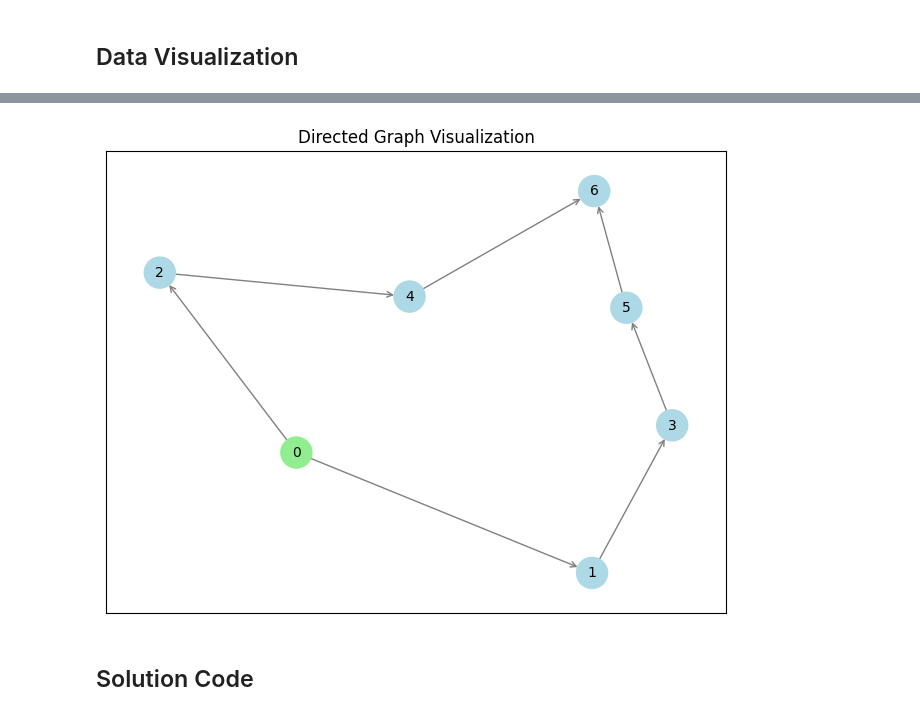
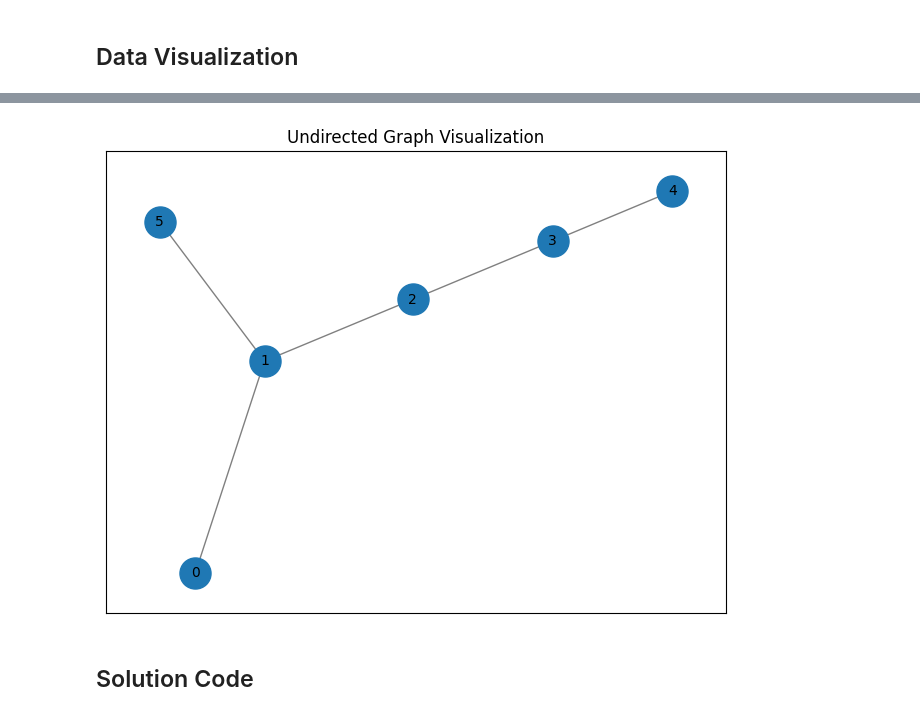
Before and after one commit to djb91/leetcode, a Jupyter notebook: graph/lc_graphTheory_1615_maxNetworkRank_gemini.ipynb, the cells around one changed output, grey strips where cells are left out. Saved outputs shown, nothing was run; the diff lists cells and outputs as text; code cells hidden in the pictures.

```diff
--- a/graph/lc_graphTheory_1615_maxNetworkRank_gemini.ipynb
+++ b/graph/lc_graphTheory_1615_maxNetworkRank_gemini.ipynb
@@ -202,7 +215,7 @@ This deliberate design ensures that only one possible minimum set of vertices ex
 # %%
 # extract variable, data, and solution
-n = 7
-edges = [[0,1], [0,2], [1,3], [2,4], [3,5], [4,6], [5,6]]
-solution = [0]
+n = 6
+roads = [[0,1],[1,2],[2,3],[3,4],[1,5]]
+solution = 4
 # %% [markdown]
 ## Data Visualization
@@ -272,26 +222,19 @@ import matplotlib.pyplot as plt
 # %%
 # Create the directed graph
-G = nx.DiGraph()
+G = nx.Graph()
 G.add_nodes_from(range(n))
-G.add_edges_from(edges)
+G.add_edges_from(roads)
 
-# Find source nodes
-source_nodes = [node for node in G.nodes if G.in_degree(node) == 0]
-
-# Define node colors
-node_colors = ['lightgreen' if node in source_nodes else 'lightblue' for node in G.nodes]
 
 # Visualization
 plt.figure(figsize=(8, 6))
 pos = nx.spring_layout(G, k=0.3)  # Adjust k for node spacing
 nx.draw_networkx(G, pos, with_labels=True, node_size=500,
-                 node_color=node_colors, font_size=10,
-                 arrowstyle='->', arrowsize=10,
-                 edge_color='gray')
-plt.title("Directed Graph Visualization")
+                 font_size=10, edge_color='gray')
+plt.title("Undirected Graph Visualization")
 plt.show()
 # %% [output]
-[figure, old version]
+[figure, new version]
 # %% [markdown]
 ## Solution Code
 # %%
```
Also changed, not shown: parts of 12 cells of this notebook, 1 other file.
